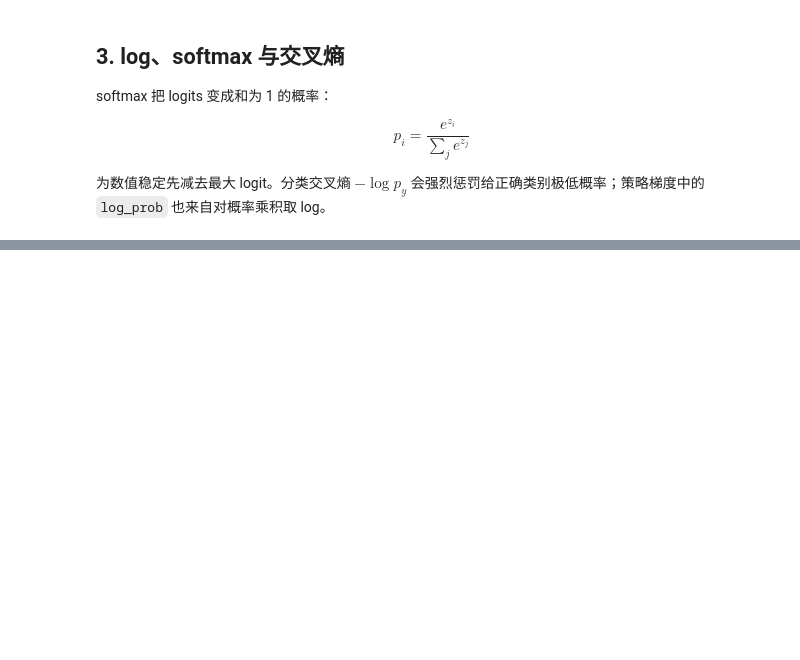
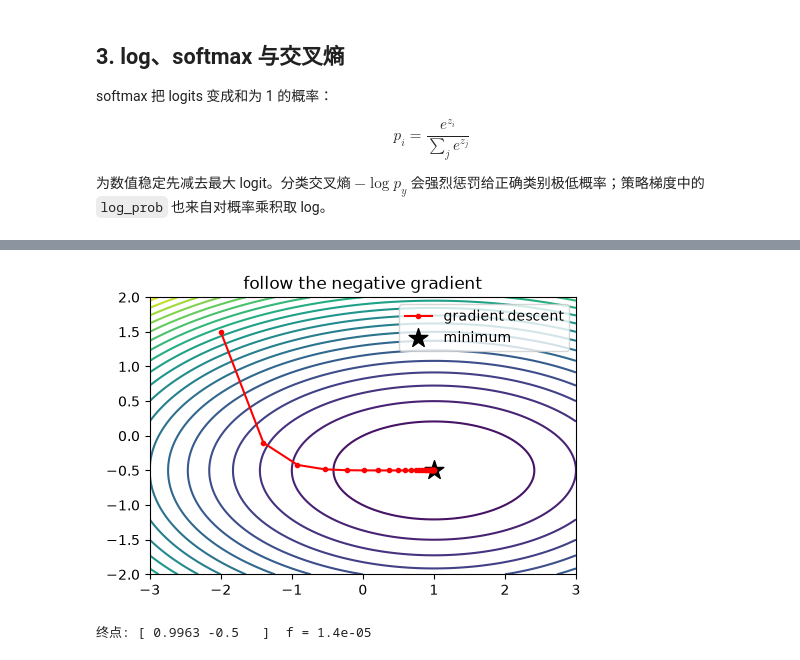
Before and after one commit to Hibangtal/Deep-Reinforcement-Learning-Hands-On-Third-Edition, a Jupyter notebook: my_learning/01_prerequisites/Prerequisite04_Math.ipynb, the cells around one changed output, grey strips where cells are left out. Saved outputs shown, nothing was run; the diff lists cells and outputs as text; code cells hidden in the pictures; blank space fills up the shorter version.

```diff
--- a/my_learning/01_prerequisites/Prerequisite04_Math.ipynb
+++ b/my_learning/01_prerequisites/Prerequisite04_Math.ipynb
@@ -71,0 +99,22 @@ cross-entropy: 0.349
+# %%
+import matplotlib.pyplot as plt
+
+f = lambda w: (w[0] - 1) ** 2 + 4 * (w[1] + 0.5) ** 2
+grad = lambda w: np.array([2 * (w[0] - 1), 8 * (w[1] + 0.5)])
+
+w = np.array([-2.0, 1.5]); path = [w.copy()]
+for _ in range(30):
+    w = w - 0.1 * grad(w)
+    path.append(w.copy())
+path = np.array(path)
+
+g1, g2 = np.meshgrid(np.linspace(-3, 3, 100), np.linspace(-2, 2, 100))
+plt.figure(figsize=(5.5, 3.6))
+plt.contour(g1, g2, (g1 - 1) ** 2 + 4 * (g2 + 0.5) ** 2, levels=20, cmap="viridis")
+plt.plot(path[:, 0], path[:, 1], "o-", color="red", markersize=3, label="gradient descent")
+plt.scatter([1], [-0.5], marker="*", s=200, color="black", label="minimum")
+plt.legend(); plt.title("follow the negative gradient"); plt.show(); plt.close()
+print("终点:", np.round(path[-1], 4), " f =", round(f(path[-1]), 6))
+# %% [output]
+[figure, added]
+终点: [ 0.9963 -0.5   ]  f = 1.4e-05
```
Also changed, not shown: parts of 17 cells of this notebook, 57 other files.
